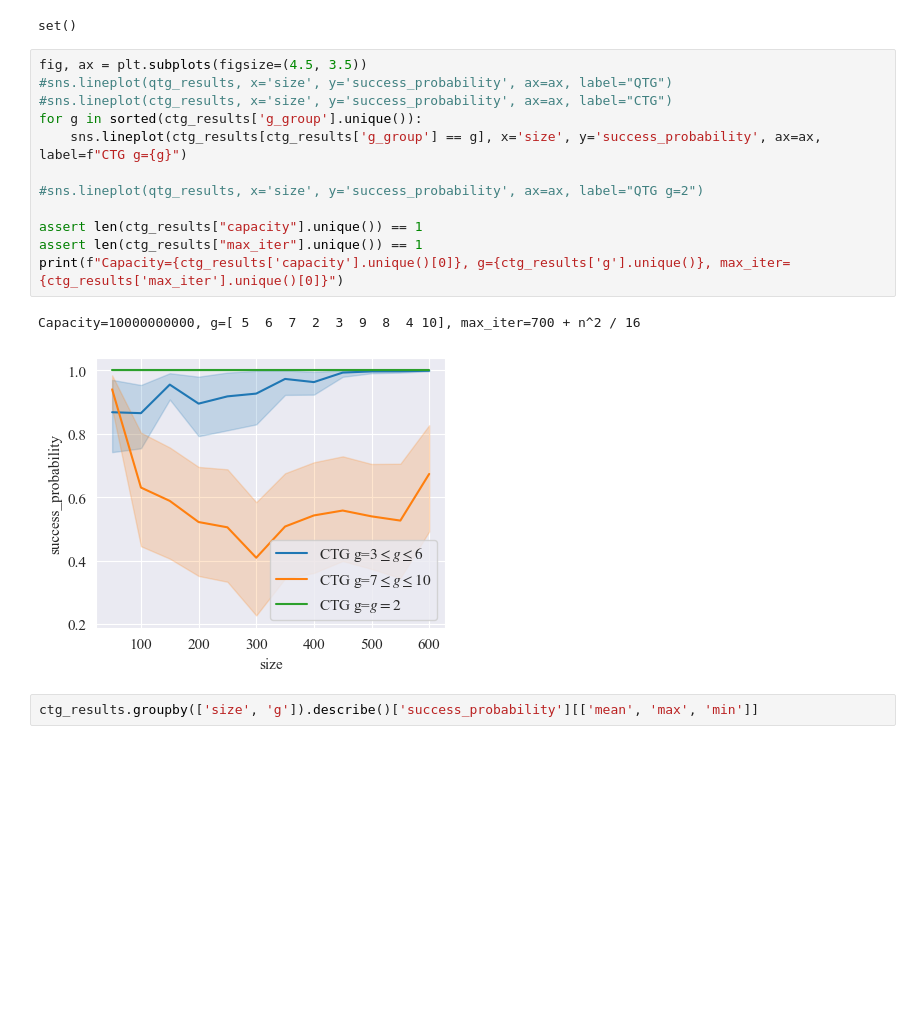
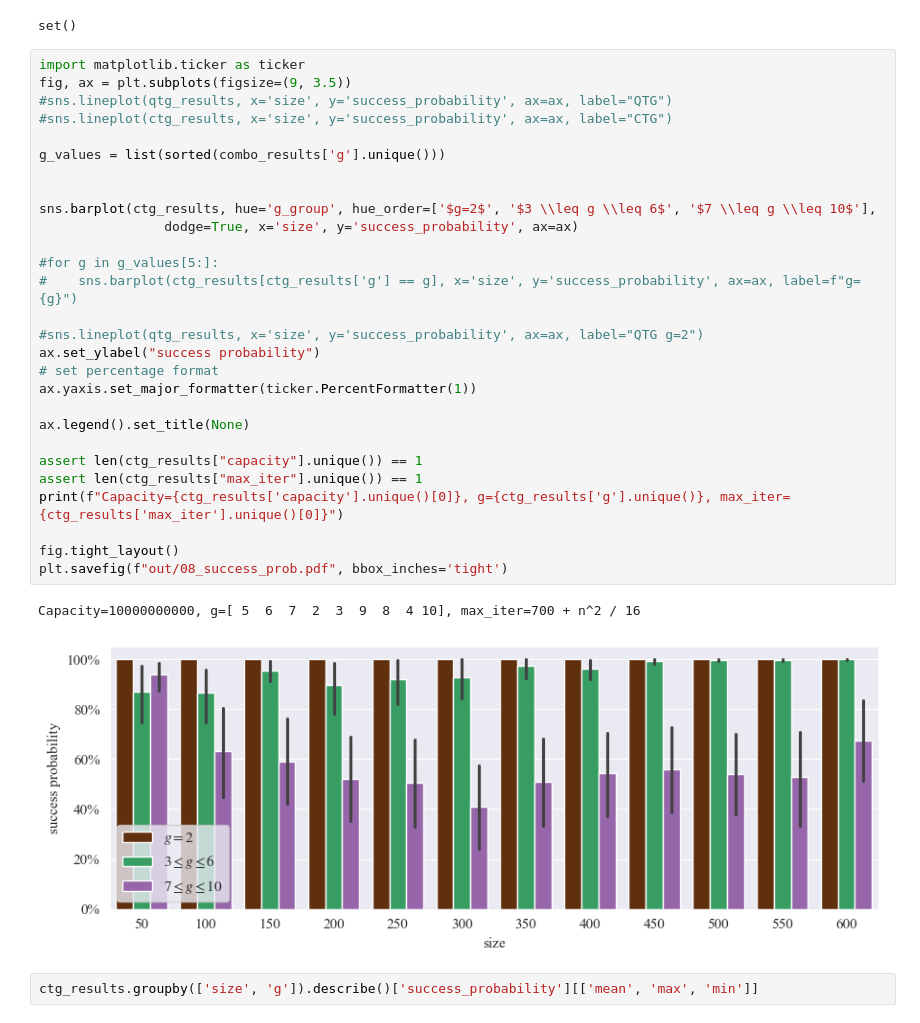
Before and after one commit to SoerenWilkening/QTG_0-1Knapsack, a Jupyter notebook: evaluation/08_ctg_qtg_analysis.ipynb, the cells around one changed output. Cells and saved outputs as stored; diff of their text form; blank space fills up the shorter version.

Commit message:
Updated the plots (and added success prob)

```diff
--- a/evaluation/08_ctg_qtg_analysis.ipynb
+++ b/evaluation/08_ctg_qtg_analysis.ipynb
@@ -119,20 +119,36 @@ print(missing_instances)
 # %% [output]
 set()
 # %%
-fig, ax = plt.subplots(figsize=(4.5, 3.5))
+import matplotlib.ticker as ticker
+fig, ax = plt.subplots(figsize=(9, 3.5))
 #sns.lineplot(qtg_results, x='size', y='success_probability', ax=ax, label="QTG")
 #sns.lineplot(ctg_results, x='size', y='success_probability', ax=ax, label="CTG")
-for g in sorted(ctg_results['g_group'].unique()):
-    sns.lineplot(ctg_results[ctg_results['g_group'] == g], x='size', y='success_probability', ax=ax, label=f"CTG g={g}")
+
+g_values = list(sorted(combo_results['g'].unique()))
+
+
+sns.barplot(ctg_results, hue='g_group', hue_order=['$g=2$', '$3 \\leq g \\leq 6$', '$7 \\leq g \\leq 10$'],
+                dodge=True, x='size', y='success_probability', ax=ax)
+
+#for g in g_values[5:]:
+#    sns.barplot(ctg_results[ctg_results['g'] == g], x='size', y='success_probability', ax=ax, label=f"g={g}")
 
 #sns.lineplot(qtg_results, x='size', y='success_probability', ax=ax, label="QTG g=2")
+ax.set_ylabel("success probability")
+# set percentage format
+ax.yaxis.set_major_formatter(ticker.PercentFormatter(1))
+
+ax.legend().set_title(None)
 
 assert len(ctg_results["capacity"].unique()) == 1
 assert len(ctg_results["max_iter"].unique()) == 1
 print(f"Capacity={ctg_results['capacity'].unique()[0]}, g={ctg_results['g'].unique()}, max_iter={ctg_results['max_iter'].unique()[0]}")
+
+fig.tight_layout()
+plt.savefig(f"out/08_success_prob.pdf", bbox_inches='tight')
 # %% [output]
 Capacity=10000000000, g=[ 5  6  7  2  3  9  8  4 10], max_iter=700 + n^2 / 16
-[figure, old version]
+[figure, new version]
 # %%
 ctg_results.groupby(['size', 'g']).describe()['success_probability'][['mean', 'max', 'min']]
 # %% [output]
```
Also changed, not shown: 1 other file.
